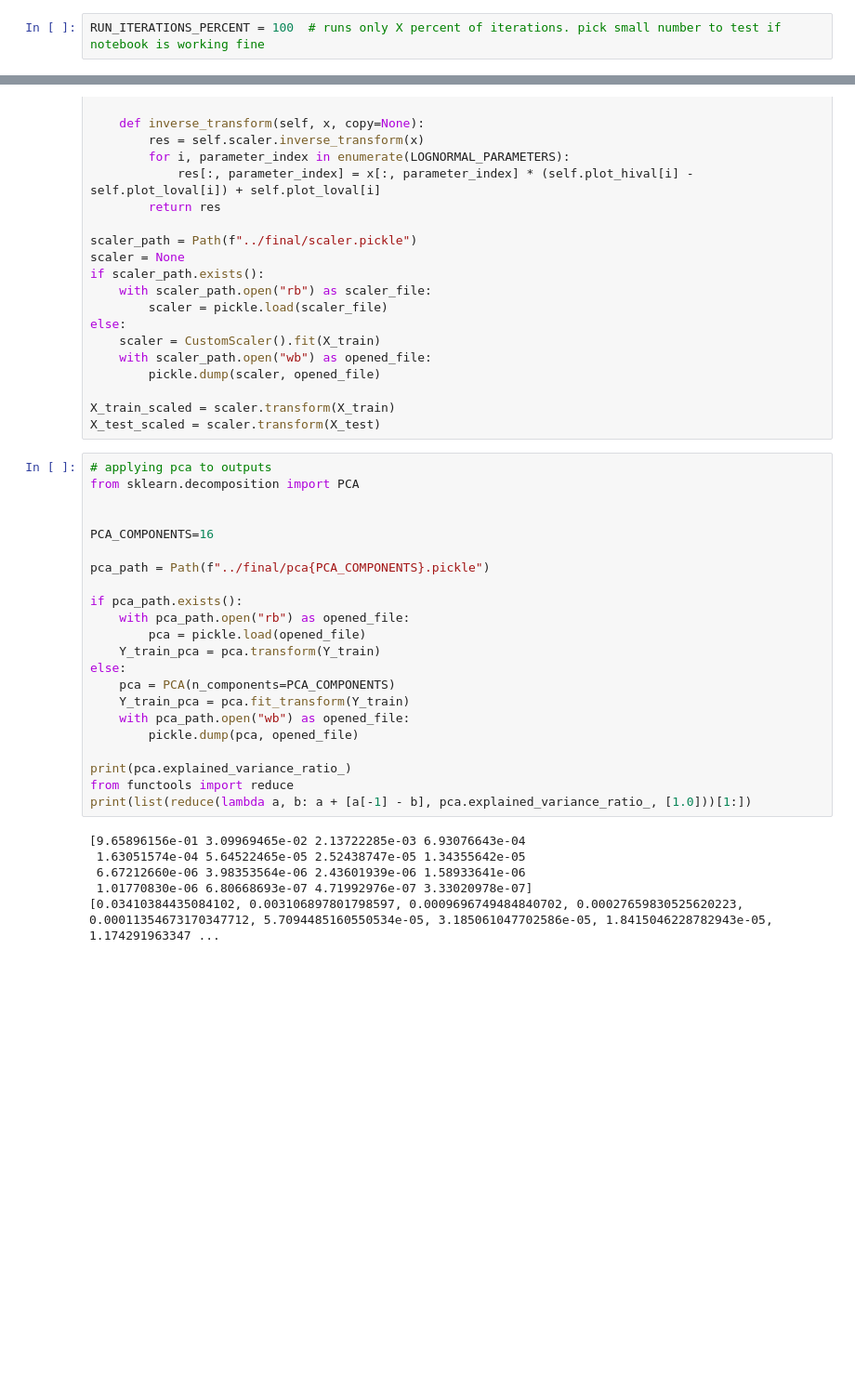
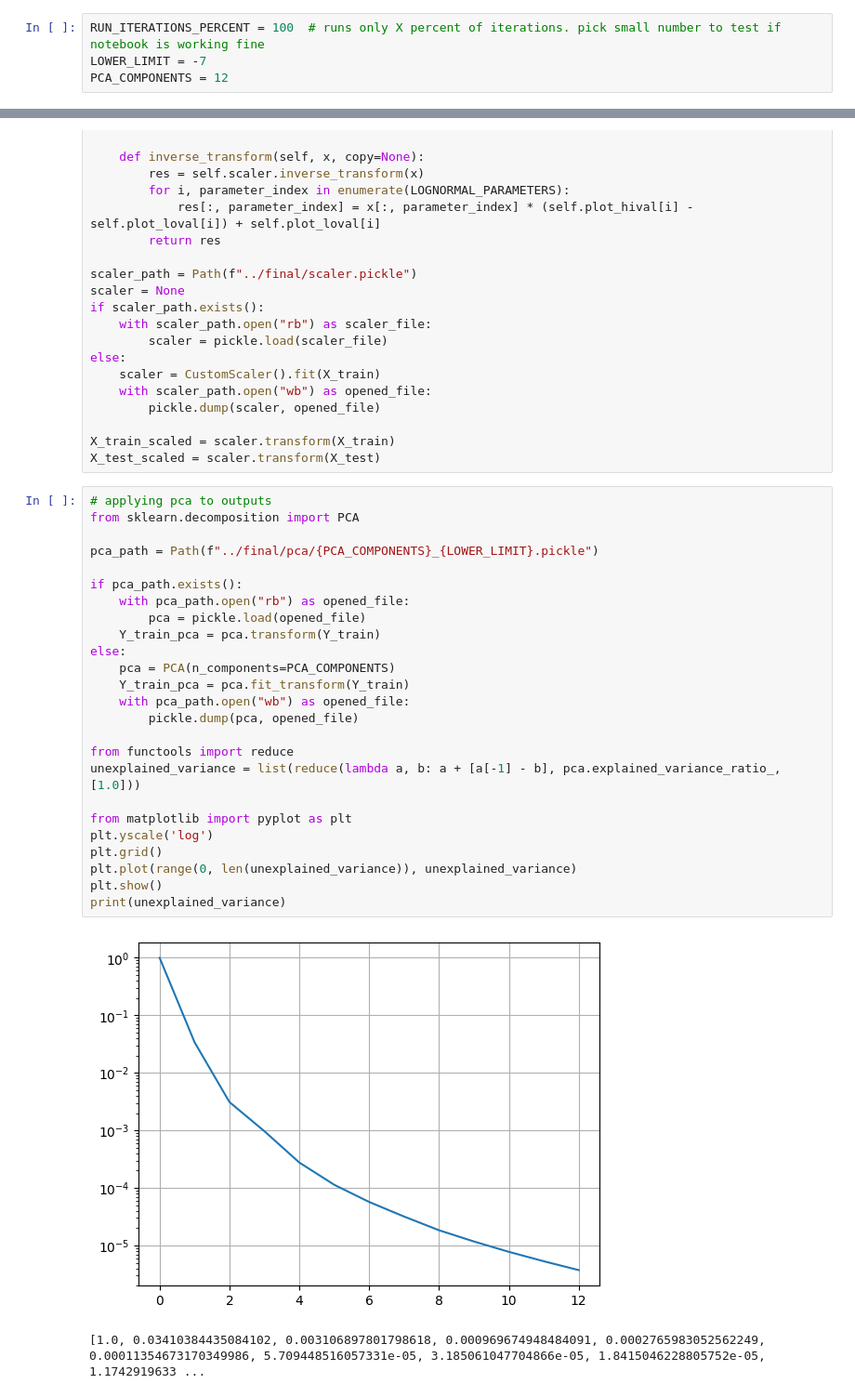
Before and after one commit to tpawlowski/qsp_emulation, a Jupyter notebook: notebooks/02. Training ML models.ipynb, the cells around one changed output, grey strips where cells are left out. Shown: that part at 93% size. Drawn from its saved outputs; the diff is of its cells as text; blank space fills up the shorter version.

```diff
--- a/notebooks/02. Training ML models.ipynb
+++ b/notebooks/02. Training ML models.ipynb
@@ -17,6 +17,8 @@ List of tested methods (with links to used implementations):
 For each ML method we use [Optuna](https://optuna.readthedocs.io) to find best performing set of parameters.
 # %%
 RUN_ITERATIONS_PERCENT = 100  # runs only X percent of iterations. pick small number to test if notebook is working fine
+LOWER_LIMIT = -7
+PCA_COMPONENTS = 12
 # %%
 # Loading dataset
 import numpy as np
@@ -158,29 +172,29 @@ X_test_scaled = scaler.transform(X_test)
 # %%
 # applying pca to outputs
 from sklearn.decomposition import PCA
 
-
-PCA_COMPONENTS=16
-
-pca_path = Path(f"../final/pca{PCA_COMPONENTS}.pickle")
+pca_path = Path(f"../final/pca/{PCA_COMPONENTS}_{LOWER_LIMIT}.pickle")
 
 if pca_path.exists():
     with pca_path.open("rb") as opened_file:
         pca = pickle.load(opened_file)
     Y_train_pca = pca.transform(Y_train)
 else:
     pca = PCA(n_components=PCA_COMPONENTS)
     Y_train_pca = pca.fit_transform(Y_train)
     with pca_path.open("wb") as opened_file:
         pickle.dump(pca, opened_file)
 
-print(pca.explained_variance_ratio_)
 from functools import reduce
-print(list(reduce(lambda a, b: a + [a[-1] - b], pca.explained_variance_ratio_, [1.0]))[1:])
+unexplained_variance = list(reduce(lambda a, b: a + [a[-1] - b], pca.explained_variance_ratio_, [1.0]))
+
+from matplotlib import pyplot as plt
+plt.yscale('log')
+plt.grid()
+plt.plot(range(0, len(unexplained_variance)), unexplained_variance)
+plt.show()
+print(unexplained_variance)
 # %% [output]
+[figure, added]
-[9.65896156e-01 3.09969465e-02 2.13722285e-03 6.93076643e-04
- 1.63051574e-04 5.64522465e-05 2.52438747e-05 1.34355642e-05
- 6.67212660e-06 3.98353564e-06 2.43601939e-06 1.58933641e-06
- 1.01770830e-06 6.80668693e-07 4.71992976e-07 3.33020978e-07]
-[0.03410384435084102, 0.003106897801798597, 0.0009696749484840702, 0.00027659830525620223, 0.00011354673170347712, 5.7094485160550534e-05, 3.185061047702586e-05, 1.8415046228782943e-05, 1.174291963347 ...
+[1.0, 0.03410384435084102, 0.003106897801798618, 0.000969674948484091, 0.0002765983052562249, 0.00011354673170349986, 5.709448516057331e-05, 3.185061047704866e-05, 1.8415046228805752e-05, 1.1742919633 ...
 # %%
```
Also changed, not shown: parts of 15 cells of this notebook, 24 other files.
